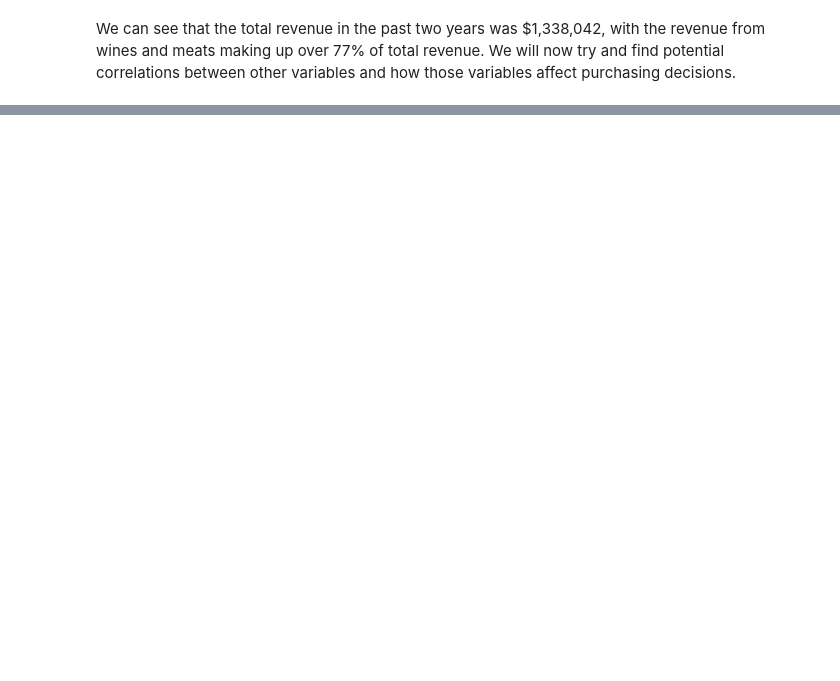
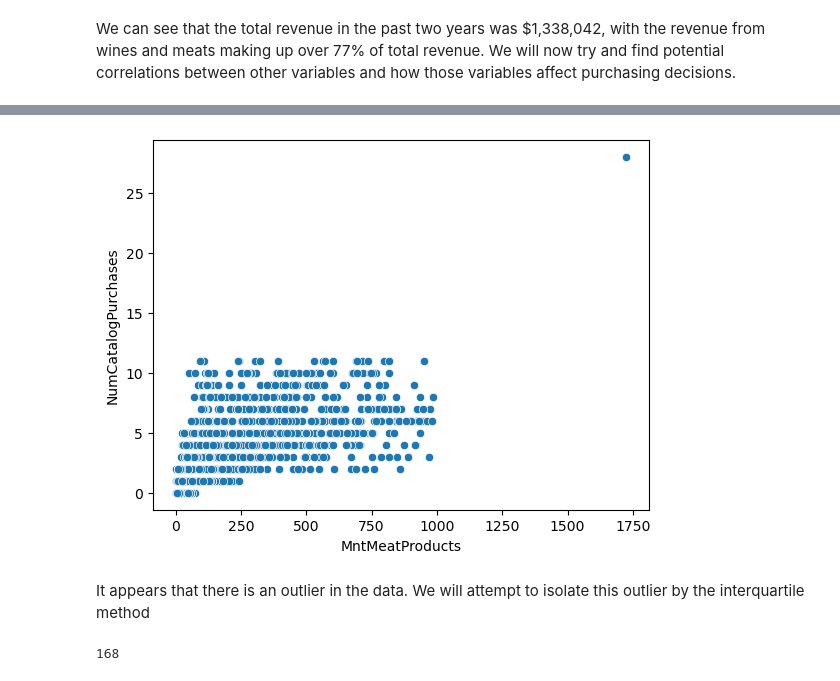
Before and after one commit to samjian8/marketing-campaign-analysis, a Jupyter notebook: main.ipynb, the cells around one changed output, grey strips where cells are left out. Cells and saved outputs as stored; diff of their text form; code cells hidden in the pictures; blank space fills up the shorter version.

```diff
--- a/main.ipynb
+++ b/main.ipynb
@@ -185,0 +203,20 @@ df_subset.corr()
+# %%
+sns.scatterplot(x = df['MntMeatProducts'],
+                y = df['NumCatalogPurchases'])
+plt.show()
+# %% [output]
+[figure, added]
+# %% [markdown]
+It appears that there is an outlier in the data. We will attempt to isolate this outlier by the interquartile method
+# %%
+Q1 = df['MntMeatProducts'].quantile(0.25)
+Q3 = df['MntMeatProducts'].quantile(0.75)
+
+IQR = Q3 - Q1
+
+is_outlier = (df['MntMeatProducts'] < (Q1 - 1.5 * IQR)) | (df['MntMeatProducts'] > (Q3 + 1.5 * IQR))
+
+outlier_df = df[is_outlier]
+print(is_outlier.sum())
+# %% [output]
+168
```
Also changed, not shown: parts of 17 cells of this notebook, 2 other files.
